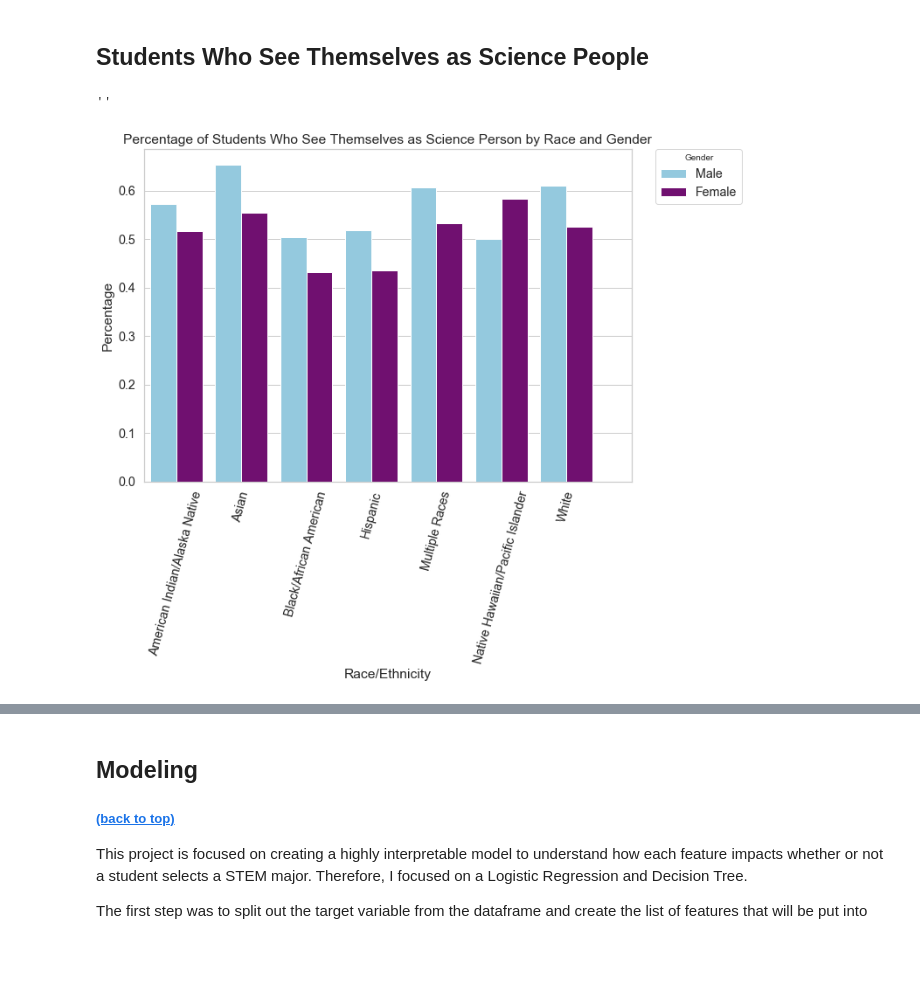
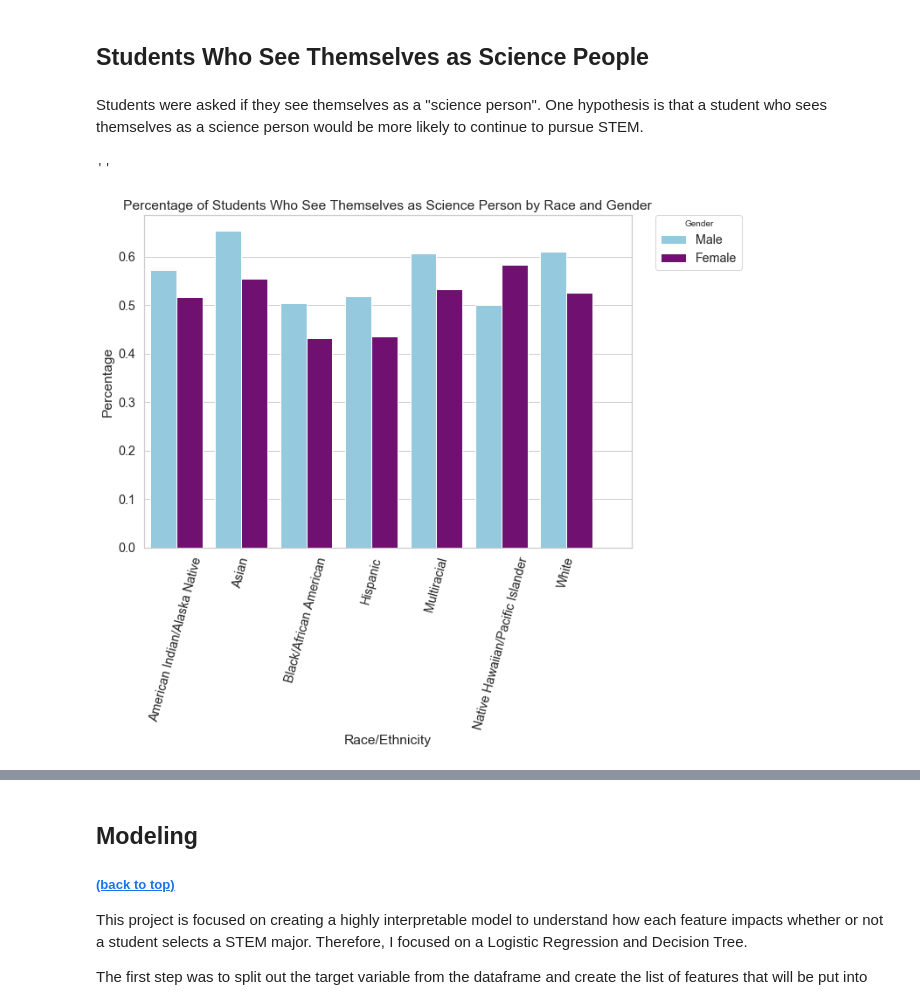
Before and after one commit to laurenphipps/STEM-majors, a Jupyter notebook: Final_Notebook.ipynb, the cells around one changed output, grey strips where cells are left out. Saved outputs shown, nothing was run; the diff lists cells and outputs as text; code cells hidden in the pictures; blank space fills up the shorter version.

```diff
--- a/Final_Notebook.ipynb
+++ b/Final_Notebook.ipynb
@@ -254,26 +278,28 @@ ax.legend();
 # %% [markdown]
 ## Students Who See Themselves as Science People
+# %% [markdown]
+Students were asked if they see themselves as a "science person". One hypothesis is that a student who sees themselves as a science person would be more likely to continue to pursue STEM.
 # %%
 #create dataframe of groupby object
 person_demo = pd.DataFrame(modeling_df.groupby(by = ['X2RACE','X2SEX'])['S2SPERSON1'].value_counts(normalize = True))
 #change name of column to value to not confused with target variable
 person_demo.rename(columns = {'S2SPERSON1':'value'}, inplace = True)
 #change multindex to individual columns
 person_demo.reset_index(inplace=True, level = ('X2RACE', 'X2SEX', 'S2SPERSON1'))
 #change 1/2 to male/female labels
 person_demo['X2SEX'] = person_demo['X2SEX'].map({1: 'Male', 2: 'Female'})
 #isolate only students choosing a stem major
 person_demo = person_demo[person_demo['S2SPERSON1'] != 0]
 
 
 plt.figure(figsize = (10, 7))
 sns.barplot(x = 'X2RACE', y = 'value', hue = 'X2SEX', data = person_demo, palette = {'Male':'skyblue', 'Female':'purple'})
 plt.xlabel('Race/Ethnicity')
 plt.ylabel('Percentage')
 plt.title('Percentage of Students Who See Themselves as Science Person by Race and Gender')
-plt.xticks(ticks = range(0,8), rotation = 75, labels = ['American Indian/Alaska Native', 'Asian', 'Black/African American', 'Hispanic', 'Multiple Races', 'Native Hawaiian/Pacific Islander', 'White'])
+plt.xticks(ticks = range(0,8), rotation = 75, labels = ['American Indian/Alaska Native', 'Asian', 'Black/African American', 'Hispanic', 'Multiracial', 'Native Hawaiian/Pacific Islander', 'White'])
 plt.legend(title = 'Gender', bbox_to_anchor=(1.05, 1), loc=2, borderaxespad=0.)
 ;
 # %% [output]
 ''
-[figure, old version]
+[figure, new version]
```
Also changed, not shown: parts of 33 cells of this notebook, 1 other file.
